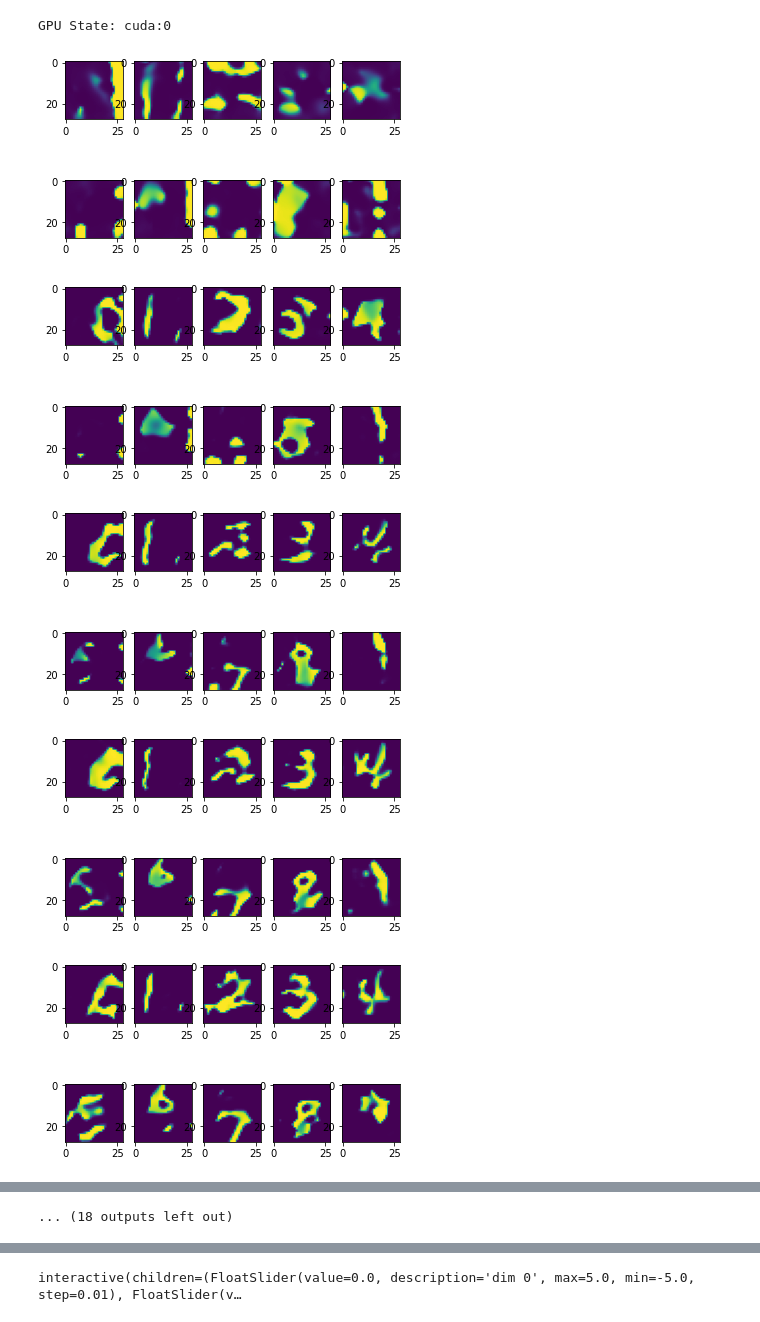
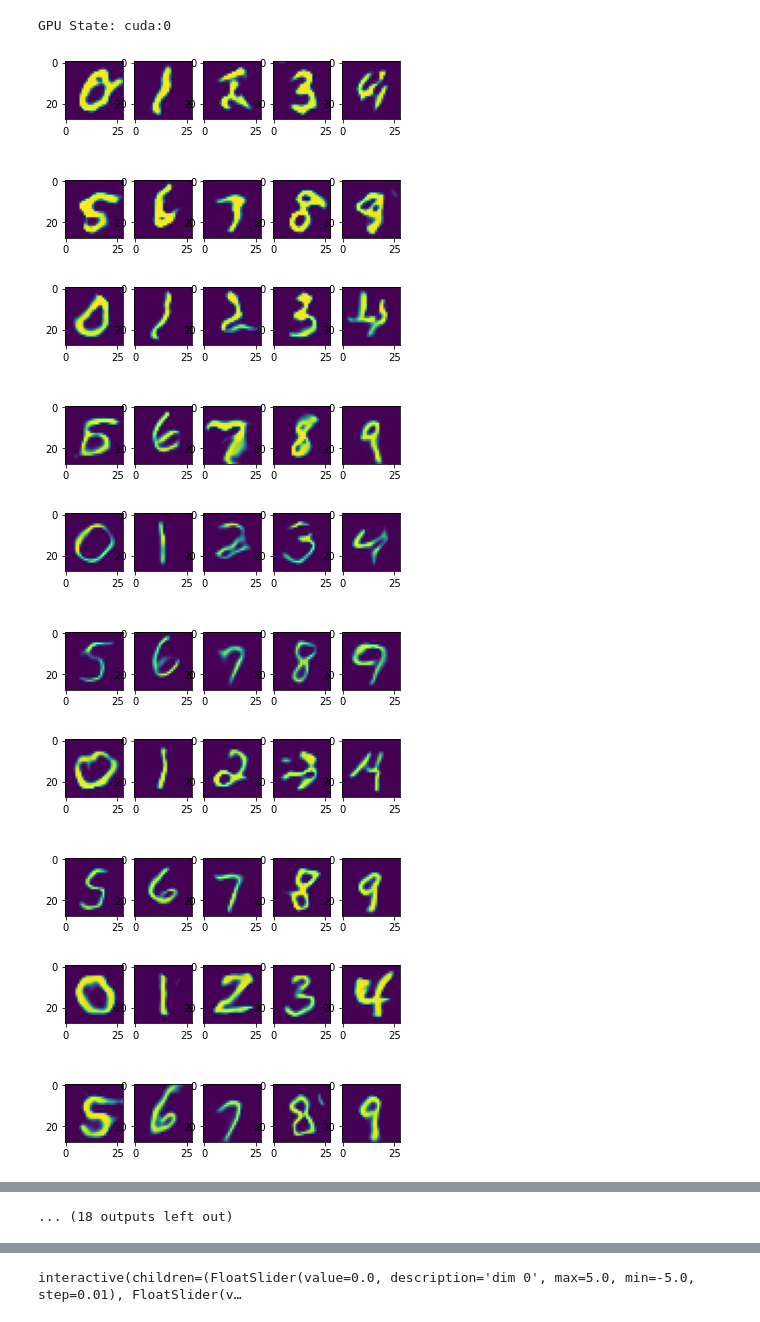
Before and after one commit to toonnyy8/toy, a Jupyter notebook: dl/gan/gan.ipynb, the cells around one changed output, grey strips where cells are left out. Saved outputs shown, nothing was run; the diff lists cells and outputs as text; code cells hidden in the pictures.

```diff
--- a/dl/gan/gan.ipynb
+++ b/dl/gan/gan.ipynb
@@ -103,12 +113,8 @@ class Discriminator(nn.Module):
         self.latent_dim = latent_dim
 
         creat_nn = lambda in_dim, dim: nn.Sequential(
-                nn.Conv2d(in_dim, dim*2, 3, padding=1),
-                nn.GroupNorm(1, dim*2),
-                nn.ReLU(),
-                nn.Conv2d(dim*2, dim, 3, padding=1, stride=2),
-                nn.GroupNorm(1, dim),
-                nn.ReLU(),
+                ResBlock(in_dim, dim, 3),
+                nn.AvgPool2d(2,2),
             )
 
         self.net = nn.Sequential(
@@ -158,65 +162,53 @@ if train_gan:
     trainLoader = DataLoader(trainSet, batch_size=batch_size, shuffle=True)
 # %%
 if train_gan:
-    s = 0
     for epoch in range(epochs):
         for (imgs,labels) in tqdm(trainLoader):
             gc.collect()
             torch.cuda.empty_cache()
-            if s%(d_step+g_step)<d_step:
-                g_net.eval()
-                d_net.train()
-                _bz = labels.shape[0]
 
-                imgs = imgs.to(device)
-                labels = labels.to(device)
-                latent_vecs = torch.randn(_bz//10, latent_dim, device=device)
+            _bz = labels.shape[0]
+            imgs = imgs.to(device)
+            labels = labels.to(device)
 
-                with torch.no_grad():
-                    imgs = torch.cat([imgs, g_net(torch.randint(0,10,(_bz//10,)), latent_vecs, H=28, W=28)],0)
-                    labels = torch.cat([
-                        labels,
-                        torch.ones(_bz//10,dtype=torch.int64,device=device)*10
-                    ],0)
+            # gen fake
+            fake_labels = torch.ones(_bz, dtype=torch.int64, device=device)*10
+            latent_vecs = torch.randn(_bz, latent_dim, device=device)
+            g_out = g_net(labels, latent_vecs, H=28, W=28)
 
-                d_out = d_net(imgs)
-                d_loss = ce_fn(d_out[0], labels)-similarity_fn(latent_vecs,d_out[1][_bz:]).mean()#+mse_fn(latent_vecs,d_out[1][_bz:])
-                d_loss.backward()
-                d_opt.step()
-                d_opt.zero_grad()
+            # train D
+            d_real_out = d_net(imgs)
+            d_real_loss = ce_fn(d_real_out[0], labels)
 
-            else:
-                g_net.train()
-                d_net.eval()
-                _bz = labels.shape[0]
+            d_fake_out = d_net(g_out.detach())
+            d_fake_loss = ce_fn(d_fake_out[0], fake_labels)-similarity_fn(latent_vecs, d_fake_out[1]).mean()
 
-                labels = labels.to(device)
-                latent_vecs = torch.randn(_bz, latent_dim, device=device)
+            d_loss = d_real_loss+d_fake_loss
+            d_loss.backward()
+            d_opt.step()
+            d_opt.zero_grad()
 
-                g_out = g_net(labels, latent_vecs, H=28, W=28)
-
-                d_out = d_net(g_out)
-                g_loss = ce_fn(d_out[0], labels)-similarity_fn(latent_vecs,d_out[1]).mean()
-                g_loss.backward()
-                g_opt.step()
-                g_opt.zero_grad()
-
-            s += 1
+            # train G
+            d_out = d_net(g_out)
+            g_loss = ce_fn(d_out[0], labels)-similarity_fn(latent_vecs, d_out[1]).mean()
+            g_loss.backward()
+            g_opt.step()
+            g_opt.zero_grad()
 
         with torch.no_grad():
             labels = torch.arange(0, 10, device=device)
             latent_vecs = torch.randn(10, latent_dim, device=device)
 
             g_out = g_net(labels, latent_vecs, H=28, W=28)
 
             fig , ax = plt.subplots()
             for i in range(1, 11):
                 plt.subplot(2, 5, i)
                 plt.imshow(g_out[i-1,0].cpu().data)
             plt.show()
 # %% [output]
-[figure, old version]
+[figure, new version]
-[figure, old version]
+[figure, new version]
-[figure, old version]
+[figure, new version]
-[figure, old version]
+[figure, new version]
-[figure, old version]
+[figure, new version]
```
Also changed, not shown: parts of 5 cells of this notebook.
